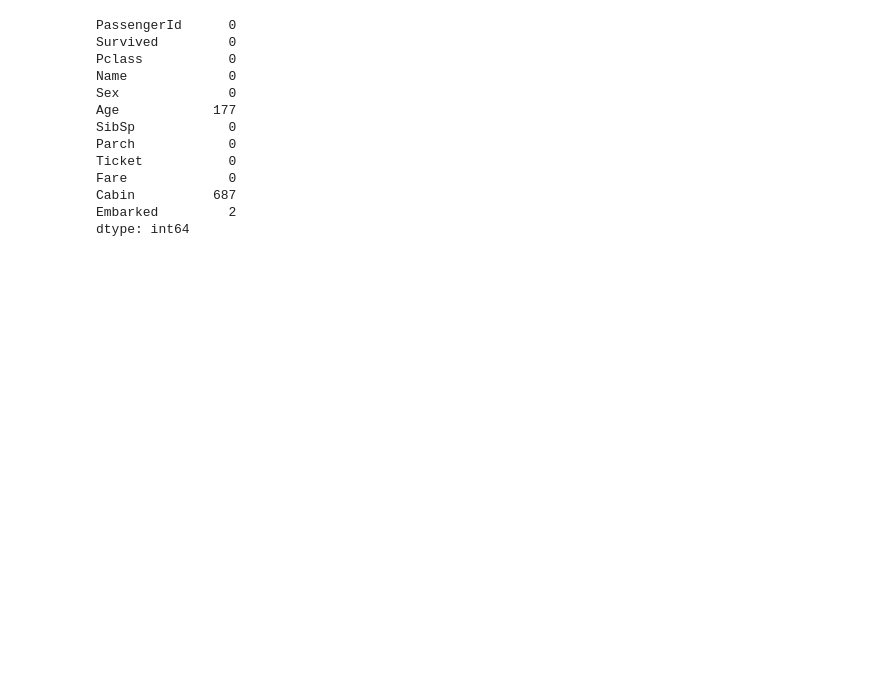
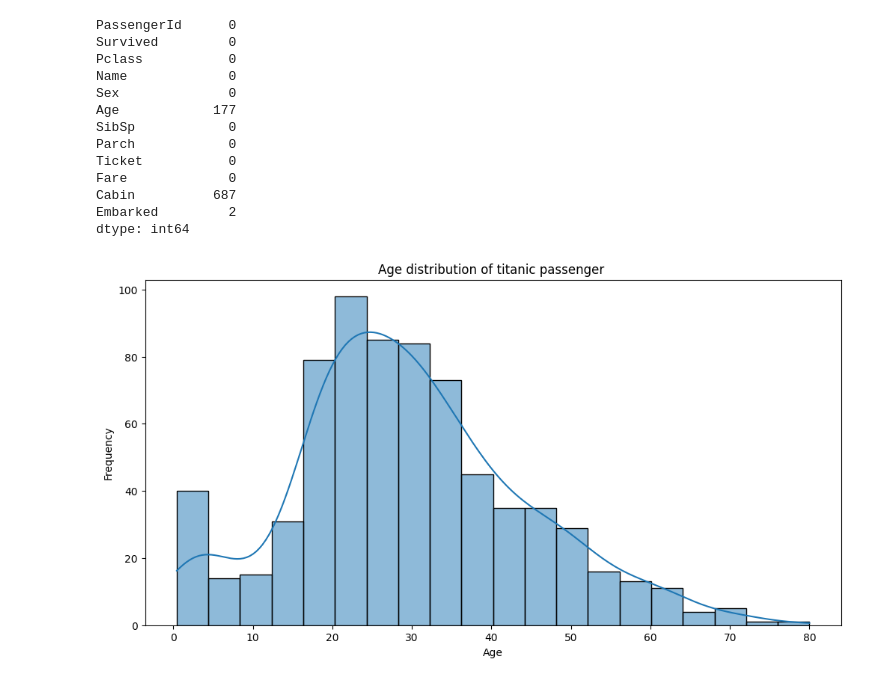
Before and after one commit to shovo896/Data-Preprocessing, a Jupyter notebook: data_preprocessing.ipynb, the cells around one changed output. Drawn from its saved outputs; the diff is of its cells as text; code cells hidden in the pictures; blank space fills up the shorter version.

```diff
--- a/data_preprocessing.ipynb
+++ b/data_preprocessing.ipynb
@@ -50,3 +50,14 @@ Fare             0
 Cabin          687
 Embarked         2
 dtype: int64
+# %%
+import seaborn as sns
+import matplotlib.pyplot as plt
+plt.figure(figsize=(12,6))
+sns.histplot(df_titanic["Age"],kde=True)
+plt.title("Age distribution of titanic passenger ")
+plt.xlabel("Age")
+plt.ylabel("Frequency")
+plt.show()
+# %% [output]
+[figure, added]
```
